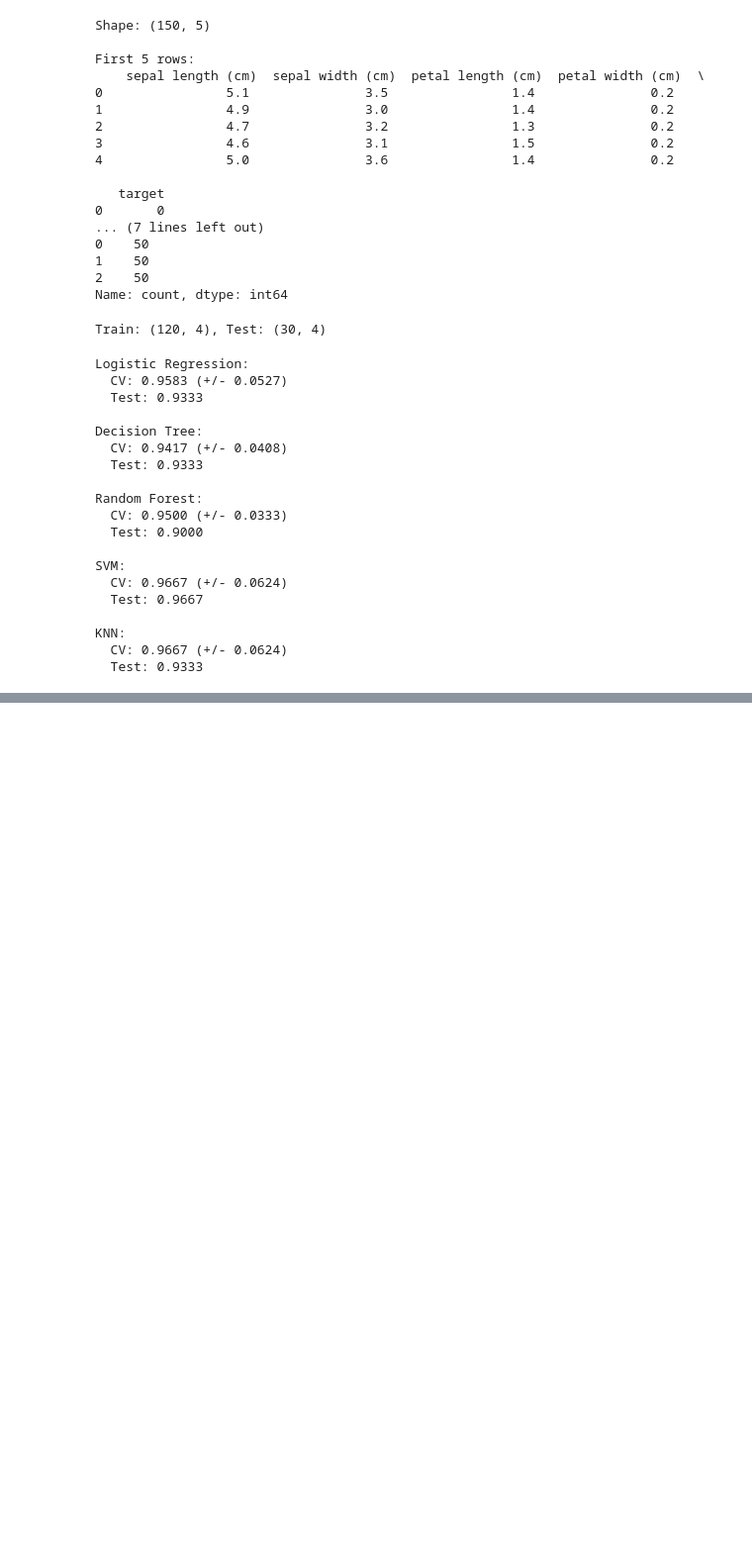
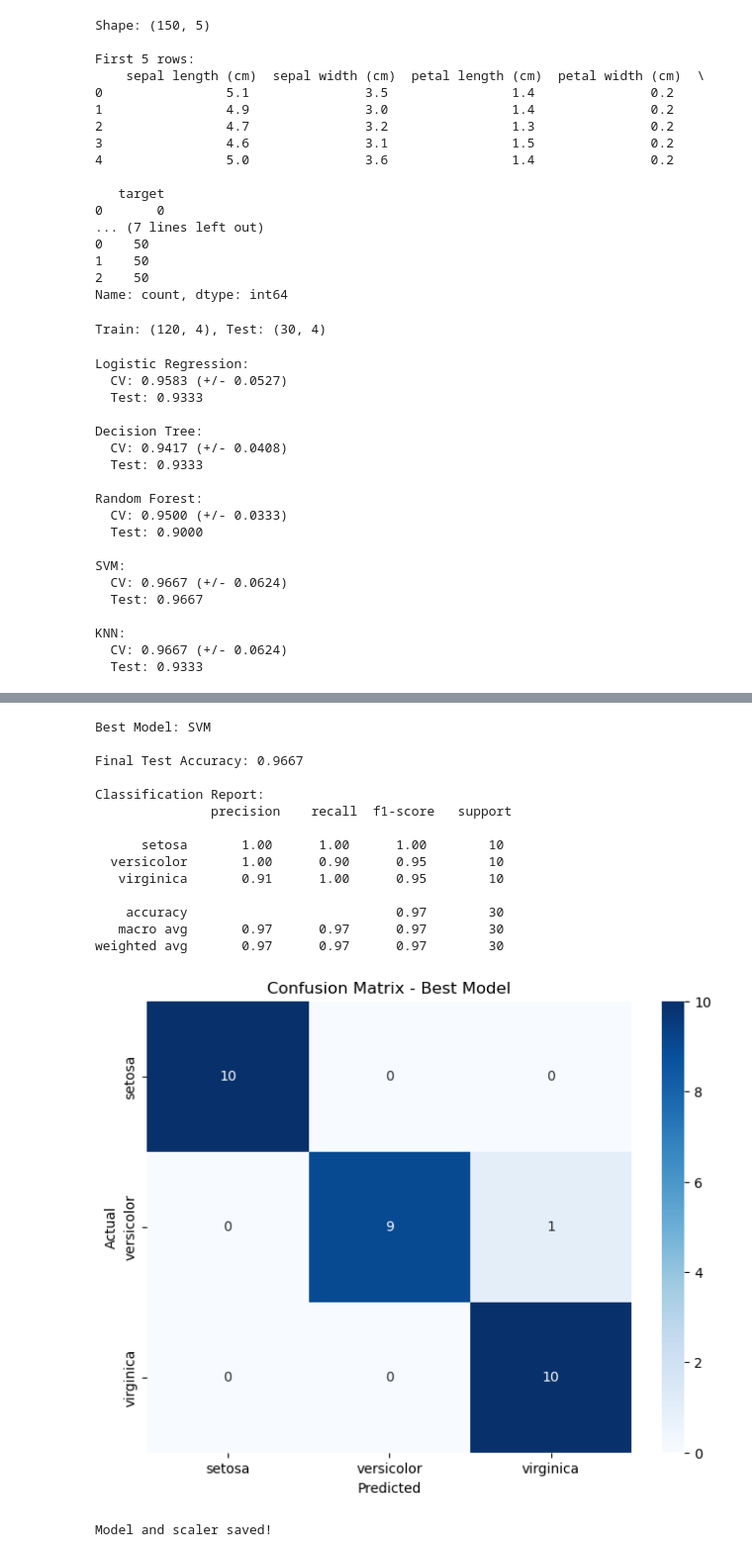
Before and after one commit to Darshan-A-N/learning-journey, a Jupyter notebook: ai-ml-journey/projects/02-ml-pipeline/ml_pipeline.ipynb, the cells around one changed output, grey strips where cells are left out. Shown at 99% size. Saved outputs shown, nothing was run; the diff lists cells and outputs as text; code cells hidden in the pictures; blank space fills up the shorter version.

```diff
--- a/ai-ml-journey/projects/02-ml-pipeline/ml_pipeline.ipynb
+++ b/ai-ml-journey/projects/02-ml-pipeline/ml_pipeline.ipynb
@@ -133,0 +163,61 @@ KNN:
+# %%
+# Step 6: Select best model and tune it
+best_model_name = results_df['Test Accuracy'].idxmax()
+print(f"Best Model: {best_model_name}")
+
+# Hyperparameter tuning for best model (example: Random Forest)
+if best_model_name == 'Random Forest':
+    param_grid = {
+        'n_estimators': [50, 100, 200],
+        'max_depth': [3, 5, 7, None],
+        'min_samples_split': [2, 5]
+    }
+    grid = GridSearchCV(RandomForestClassifier(random_state=42), param_grid, cv=5)
+    grid.fit(X_train_scaled, y_train)
+
+    print(f"Best Params: {grid.best_params_}")
+    final_model = grid.best_estimator_
+else:
+    final_model = models[best_model_name]
+
+# Final evaluation
+final_pred = final_model.predict(X_test_scaled)
+print(f"\nFinal Test Accuracy: {accuracy_score(y_test, final_pred):.4f}")
+print("\nClassification Report:\n", classification_report(y_test, final_pred, target_names=iris.target_names))
+
+# Confusion matrix
+cm = confusion_matrix(y_test, final_pred)
+plt.figure(figsize=(8, 6))
+sns.heatmap(cm, annot=True, fmt='d', cmap='Blues',
+            xticklabels=iris.target_names, yticklabels=iris.target_names)
+plt.title('Confusion Matrix - Best Model')
+plt.ylabel('Actual')
+plt.xlabel('Predicted')
+plt.show()
+# %% [output]
+Best Model: SVM
+
+Final Test Accuracy: 0.9667
+
+Classification Report:
+               precision    recall  f1-score   support
+
+      setosa       1.00      1.00      1.00        10
+  versicolor       1.00      0.90      0.95        10
+   virginica       0.91      1.00      0.95        10
+
+    accuracy                           0.97        30
+   macro avg       0.97      0.97      0.97        30
+weighted avg       0.97      0.97      0.97        30
+[figure, added]
+# %%
+# Step 7: Save the pipeline (optional)
+import joblib
+
+# Save model and scaler
+joblib.dump(final_model, 'best_model.pkl')
+joblib.dump(scaler, 'scaler.pkl')
+
+print("Model and scaler saved!")
+# %% [output]
+Model and scaler saved!
```
Also changed, not shown: parts of 2 cells of this notebook, 3 other files.
